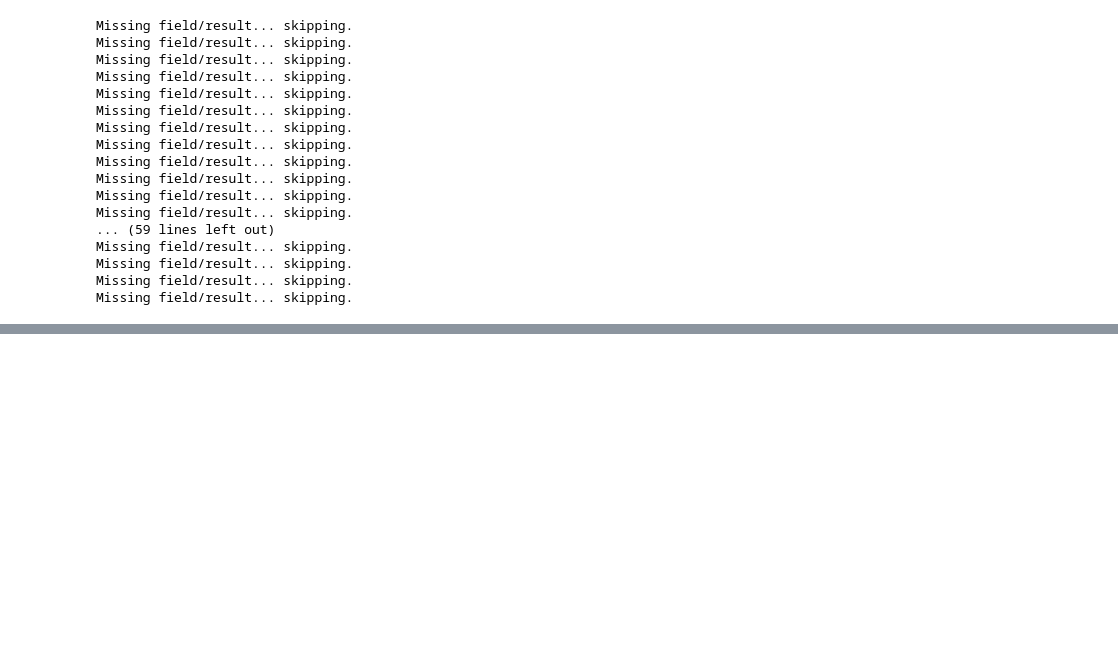
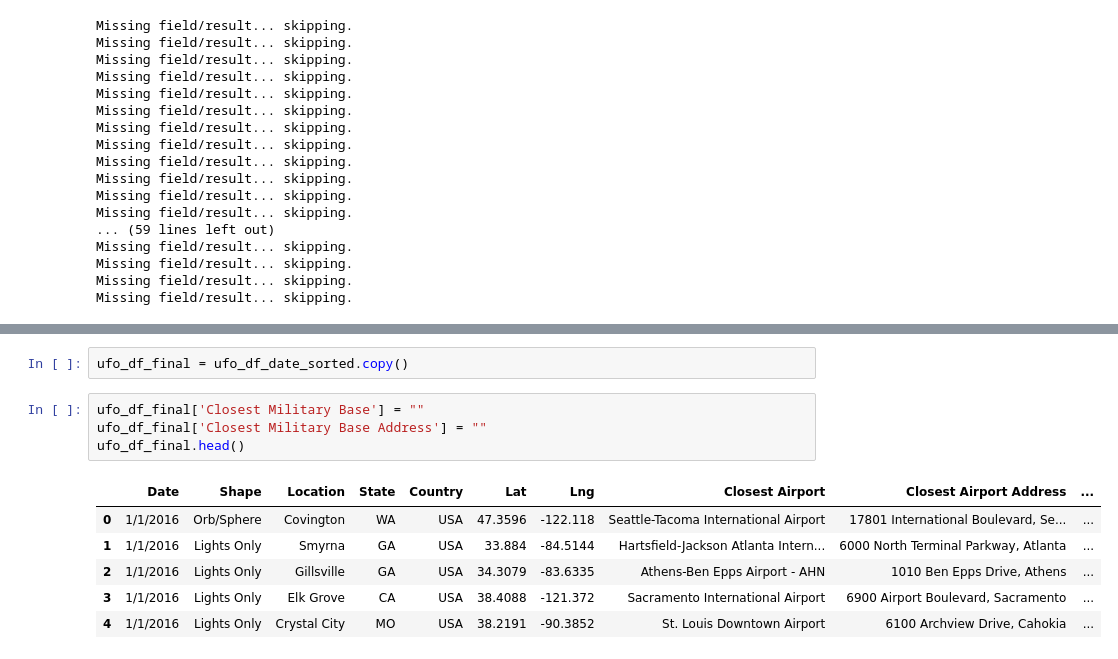
Before and after one commit to rromang/ETL-Project, a Jupyter notebook: ufo_data.ipynb, the cells around one changed output, grey strips where cells are left out. Cells and saved outputs as stored; diff of their text form; blank space fills up the shorter version.

```diff
--- a/ufo_data.ipynb
+++ b/ufo_data.ipynb
@@ -318,0 +303,13 @@ ufo_df_date_sorted
+# %%
+ufo_df_final = ufo_df_date_sorted.copy()
+# %%
+ufo_df_final['Closest Military Base'] = ""
+ufo_df_final['Closest Military Base Address'] = ""
+ufo_df_final.head()
+# %% [output]
+|  | Date | Shape | Location | State | Country | Lat | Lng | Closest Airport | Closest Airport Address | ... |
+| 0 | 1/1/2016 | Orb/Sphere | Covington | WA | USA | 47.3596 | -122.118 | Seattle-Tacoma International Airport | 17801 International Boulevard, Se... | ... |
+| 1 | 1/1/2016 | Lights Only | Smyrna | GA | USA | 33.884 | -84.5144 | Hartsfield-Jackson Atlanta Intern... | 6000 North Terminal Parkway, Atlanta | ... |
+| 2 | 1/1/2016 | Lights Only | Gillsville | GA | USA | 34.3079 | -83.6335 | Athens-Ben Epps Airport - AHN | 1010 Ben Epps Drive, Athens | ... |
+| 3 | 1/1/2016 | Lights Only | Elk Grove | CA | USA | 38.4088 | -121.372 | Sacramento International Airport | 6900 Airport Boulevard, Sacramento | ... |
+| 4 | 1/1/2016 | Lights Only | Crystal City | MO | USA | 38.2191 | -90.3852 | St. Louis Downtown Airport | 6100 Archview Drive, Cahokia | ... |
```
Also changed, not shown: parts of 3 cells of this notebook.
